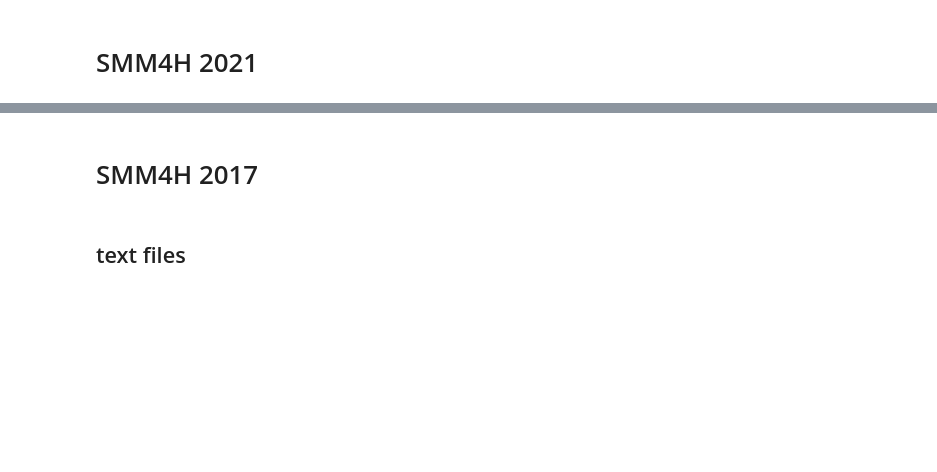
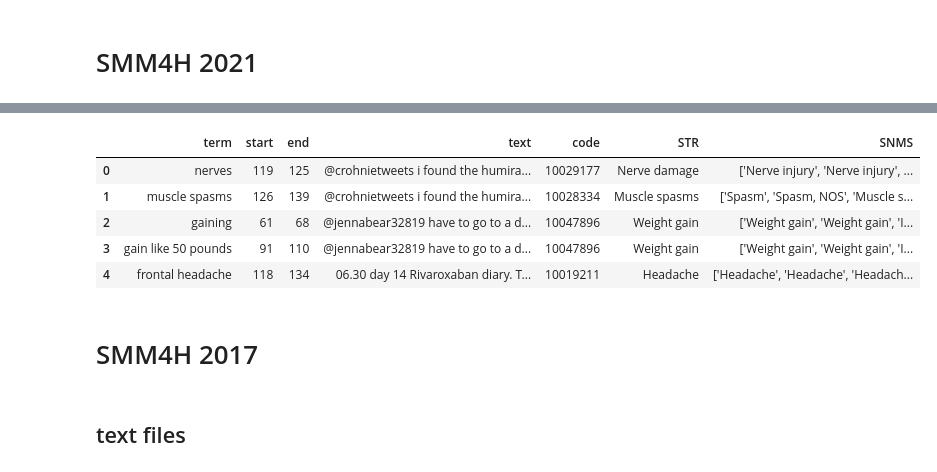
Before and after one commit to AlexKay28/MedConcNorm, a Jupyter notebook: notebooks/work_with_raw_data/get_train_test_csvs.ipynb, the cells around one changed output, grey strips where cells are left out. Saved outputs shown, nothing was run; the diff lists cells and outputs as text; code cells hidden in the pictures; blank space fills up the shorter version.

```diff
--- a/notebooks/work_with_raw_data/get_train_test_csvs.ipynb
+++ b/notebooks/work_with_raw_data/get_train_test_csvs.ipynb
@@ -50,0 +17,4 @@ smm4h21_train, smm4h21_test = train_test_split(smm4h21, test_size=0.2)
+# %%
+smm4h21_spans_val = pd.read_csv('../../data/external/smm4h_2021/SMM4H_2021_val_spans.tsv', sep='\t', header=None)
+smm4h21_tweets_val = pd.read_csv('../../data/external/smm4h_2021/SMM4H_2021_val_tweets.tsv', sep='\t', header=None)
+smm4h21_val = smm4h21_spans_val.merge(smm4h21_tweets_val, on=0)
@@ -51 +62,10 @@ smm4h21_train, smm4h21_test = train_test_split(smm4h21, test_size=0.2)
+# %%
+smm4h21_val.head(5)
+# %% [output]
+|  | term | start | end | text | code | STR | SNMS |
+| 0 | nerves | 119 | 125 | @crohnietweets i found the humira... | 10029177 | Nerve damage | ['Nerve injury', 'Nerve injury', ... |
+| 1 | muscle spasms | 126 | 139 | @crohnietweets i found the humira... | 10028334 | Muscle spasms | ['Spasm', 'Spasm, NOS', 'Muscle s... |
+| 2 | gaining | 61 | 68 | @jennabear32819 have to go to a d... | 10047896 | Weight gain | ['Weight gain', 'Weight gain', 'I... |
+| 3 | gain like 50 pounds | 91 | 110 | @jennabear32819 have to go to a d... | 10047896 | Weight gain | ['Weight gain', 'Weight gain', 'I... |
+| 4 | frontal headache | 118 | 134 | 06.30 day 14 Rivaroxaban diary. T... | 10019211 | Headache | ['Headache', 'Headache', 'Headach... |
 # %%
```
Also changed, not shown: parts of 7 cells of this notebook, 8 other files.
